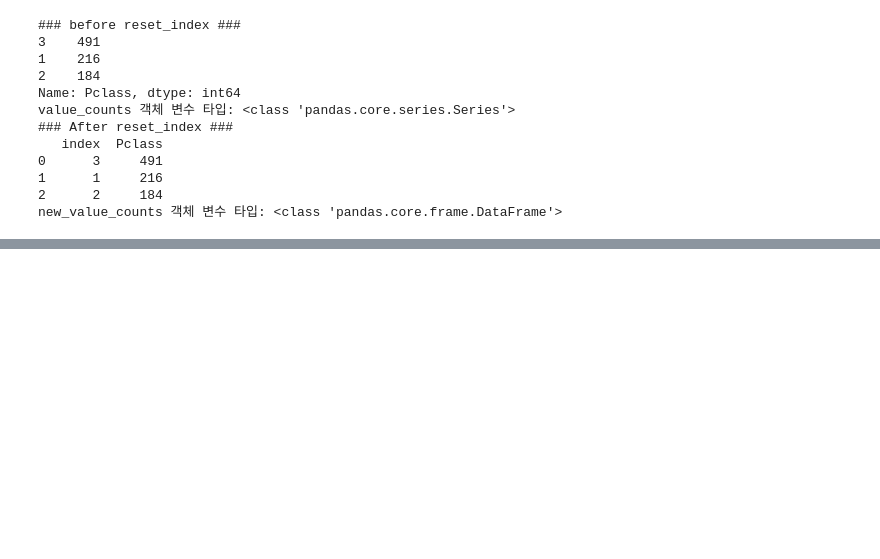
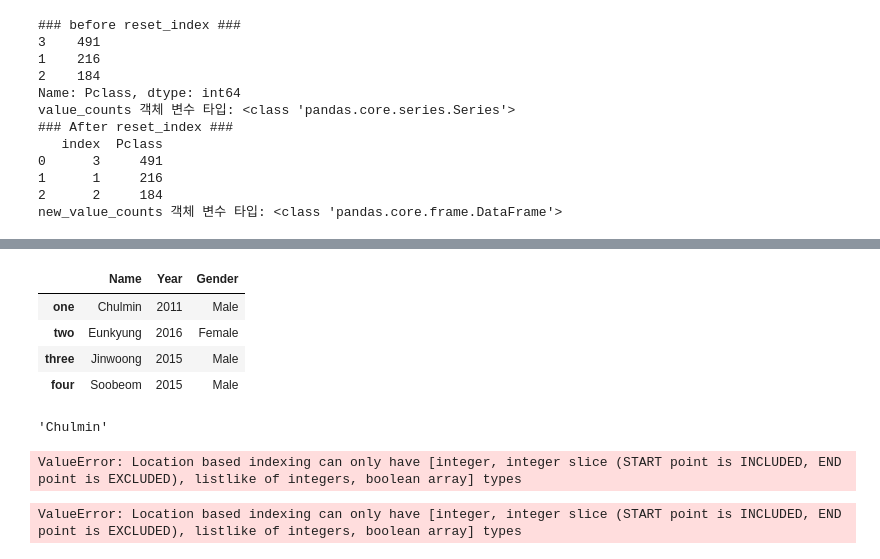
Before and after one commit to doleebest/Python_MachineLearning_Guide, a Jupyter notebook: pandas2_mutual_convertion.ipynb, the cells around one changed output, grey strips where cells are left out. Drawn from its saved outputs; the diff is of its cells as text; code cells hidden in the pictures; blank space fills up the shorter version.

```diff
--- a/pandas2_mutual_convertion.ipynb
+++ b/pandas2_mutual_convertion.ipynb
@@ -265,0 +297,26 @@ new_value_counts 객체 변수 타입: <class 'pandas.core.frame.DataFrame'>
+# %%
+data = {'Name' : ['Chulmin', 'Eunkyung', 'Jinwoong', 'Soobeom'],
+        'Year' : [2011,2016, 2015, 2015],
+        'Gender' :['Male', 'Female','Male', 'Male']}
+data_df = pd.DataFrame(data, index=['one', 'two', 'three', 'four']) # 인덱스 지정하기
+data_df
+# %% [output]
+|  | Name | Year | Gender |
+| one | Chulmin | 2011 | Male |
+| two | Eunkyung | 2016 | Female |
+| three | Jinwoong | 2015 | Male |
+| four | Soobeom | 2015 | Male |
+# %%
+data_df.iloc[0,0]
+# %% [output]
+'Chulmin'
+# %%
+# 아래 코드는 오류를 발생시킨다.
+data_df.iloc[0,'Name']
+# %% [output]
+ValueError: Location based indexing can only have [integer, integer slice (START point is INCLUDED, END point is EXCLUDED), listlike of integers, boolean array] types
+# %%
+# 아래 코드는 오류를 발생합니다.
+data_df.iloc['one',0]
+# %% [output]
+ValueError: Location based indexing can only have [integer, integer slice (START point is INCLUDED, END point is EXCLUDED), listlike of integers, boolean array] types
```
Also changed, not shown: parts of 5 cells of this notebook, 1 other file.
